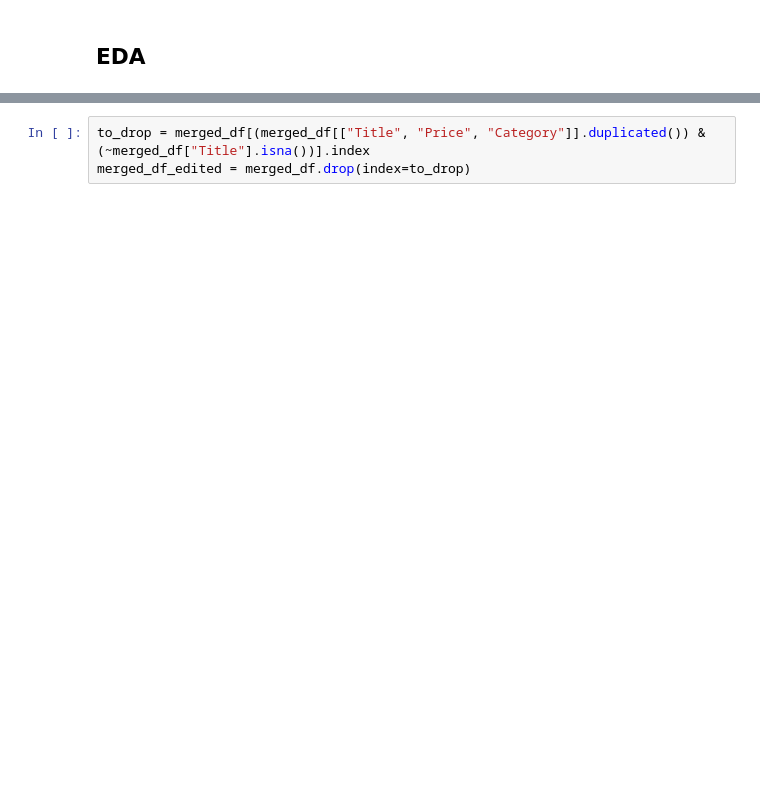
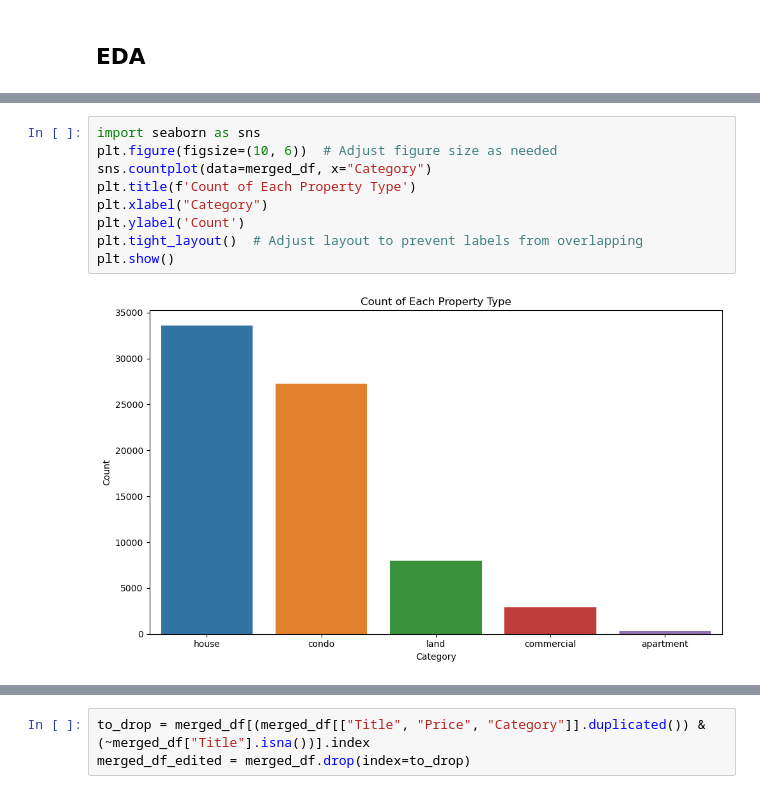
Before and after one commit to yumoldianne/lvc-lrt1, a Jupyter notebook: 02 EDA.ipynb, the cells around one changed output, grey strips where cells are left out. Drawn from its saved outputs; the diff is of its cells as text; blank space fills up the shorter version.

```diff
--- a/02 EDA.ipynb
+++ b/02 EDA.ipynb
@@ -14 +17,12 @@ commercial      189
 dtype: int64
+# %%
+import seaborn as sns
+plt.figure(figsize=(10, 6))  # Adjust figure size as needed
+sns.countplot(data=merged_df, x="Category")
+plt.title(f'Count of Each Property Type')
+plt.xlabel("Category")
+plt.ylabel('Count')
+plt.tight_layout()  # Adjust layout to prevent labels from overlapping
+plt.show()
+# %% [output]
+[figure, added]
```
Also changed, not shown: parts of 8 cells of this notebook, 8 other files.
